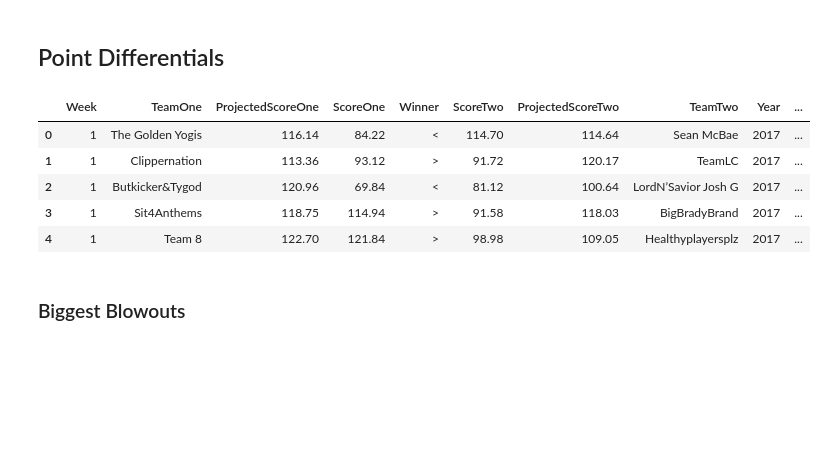
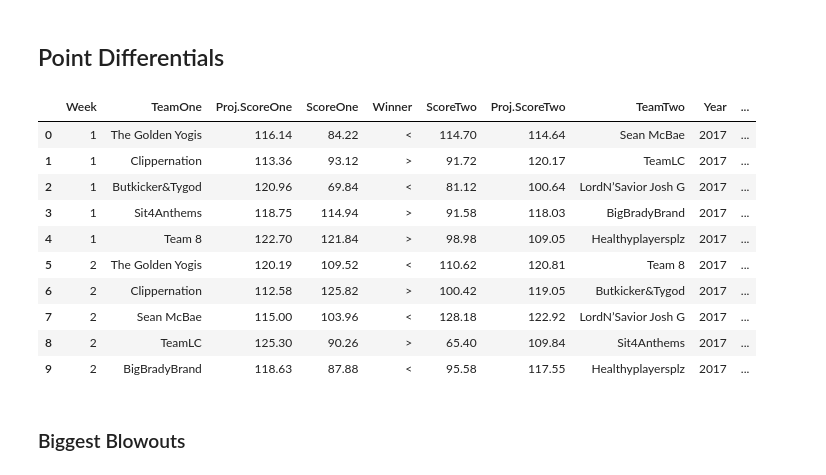
Before and after one commit to lchu122/Yahoo-Fantasy-Football-Project, a Jupyter notebook: Tracy_Bowl_2017.ipynb, the cells around one changed output. Cells and saved outputs as stored; diff of their text form; code cells hidden in the pictures; blank space fills up the shorter version.

```diff
--- a/Tracy_Bowl_2017.ipynb
+++ b/Tracy_Bowl_2017.ipynb
@@ -127,12 +114,17 @@ expected_wins
 # %%
 # Calculate Point Diff
 # Point Diff is the score difference per matchup
 matchups['Diff'] = abs(matchups['ScoreOne'] - matchups['ScoreTwo'])
-matchups.head()
+matchups.head(10)
 # %% [output]
-|  | Week | TeamOne | ProjectedScoreOne | ScoreOne | Winner | ScoreTwo | ProjectedScoreTwo | TeamTwo | Year | ... |
+|  | Week | TeamOne | Proj.ScoreOne | ScoreOne | Winner | ScoreTwo | Proj.ScoreTwo | TeamTwo | Year | ... |
 | 0 | 1 | The Golden Yogis | 116.14 | 84.22 | < | 114.70 | 114.64 | Sean McBae | 2017 | ... |
 | 1 | 1 | Clippernation | 113.36 | 93.12 | > | 91.72 | 120.17 | TeamLC | 2017 | ... |
 | 2 | 1 | Butkicker&Tygod | 120.96 | 69.84 | < | 81.12 | 100.64 | LordN’Savior Josh G | 2017 | ... |
 | 3 | 1 | Sit4Anthems | 118.75 | 114.94 | > | 91.58 | 118.03 | BigBradyBrand | 2017 | ... |
 | 4 | 1 | Team 8 | 122.70 | 121.84 | > | 98.98 | 109.05 | Healthyplayersplz | 2017 | ... |
+| 5 | 2 | The Golden Yogis | 120.19 | 109.52 | < | 110.62 | 120.81 | Team 8 | 2017 | ... |
+| 6 | 2 | Clippernation | 112.58 | 125.82 | > | 100.42 | 119.05 | Butkicker&Tygod | 2017 | ... |
+| 7 | 2 | Sean McBae | 115.00 | 103.96 | < | 128.18 | 122.92 | LordN’Savior Josh G | 2017 | ... |
+| 8 | 2 | TeamLC | 125.30 | 90.26 | > | 65.40 | 109.84 | Sit4Anthems | 2017 | ... |
+| 9 | 2 | BigBradyBrand | 118.63 | 87.88 | < | 95.58 | 117.55 | Healthyplayersplz | 2017 | ... |
```
Also changed, not shown: parts of 10 cells of this notebook.
